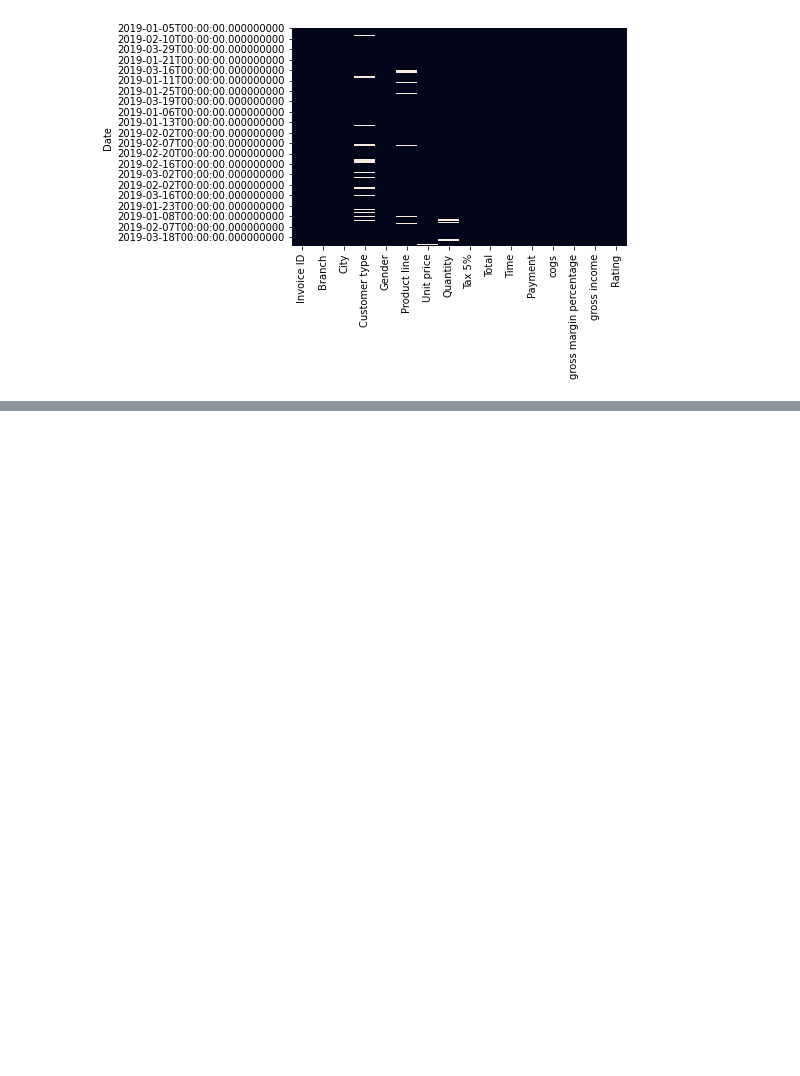
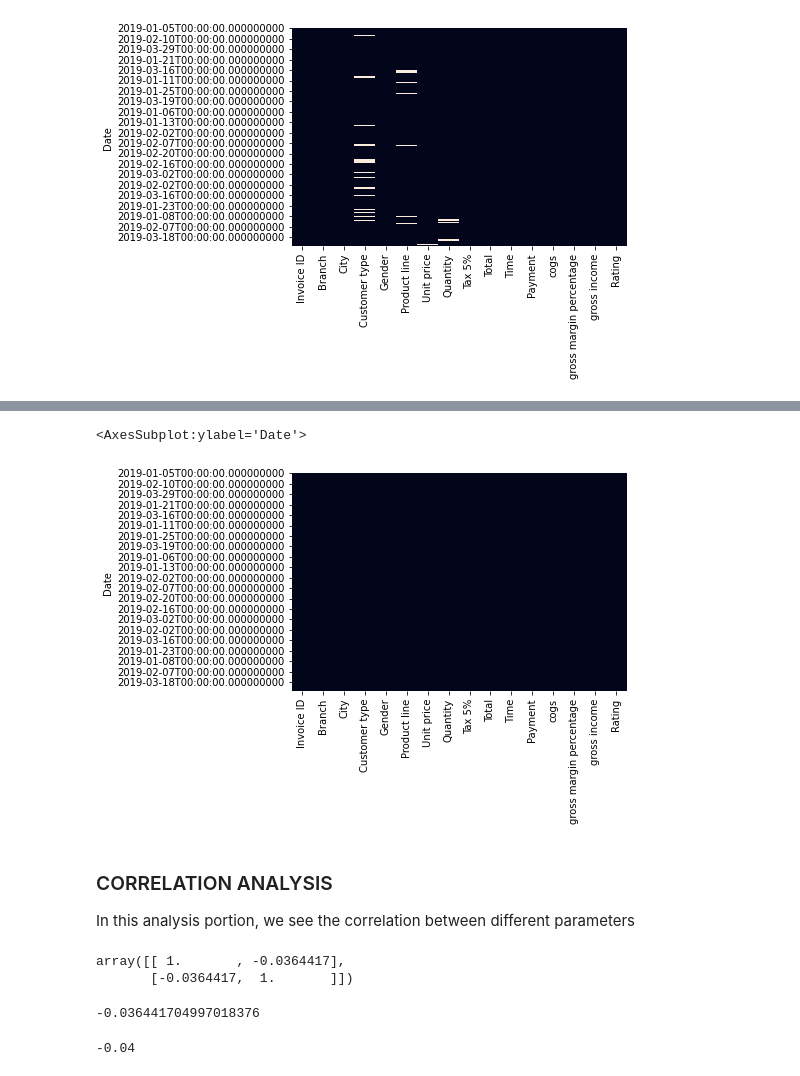
Before and after one commit to abhinavmehra4/EDA-Project-1, a Jupyter notebook: Project.ipynb, the cells around one changed output, grey strips where cells are left out. Saved outputs shown, nothing was run; the diff lists cells and outputs as text; code cells hidden in the pictures; blank space fills up the shorter version.

```diff
--- a/Project.ipynb
+++ b/Project.ipynb
@@ -478,0 +544,29 @@ sns.heatmap(df.isnull(),cbar=False)
+# %%
+df.fillna(df.mode().iloc[0],inplace=True)
+# %%
+sns.heatmap(df.isnull(),cbar=False)
+# %% [output]
+<AxesSubplot:ylabel='Date'>
+[figure, added]
+# %% [markdown]
+### CORRELATION ANALYSIS
+
+In this analysis portion, we see the correlation between different parameters
+# %%
+np.corrcoef(df['gross income'],df['Rating'])
+#we get a 2x2 matrix showing correlation between gross income and rating and their varieties of permutations and combinations
+# %% [output]
+array([[ 1.       , -0.0364417],
+       [-0.0364417,  1.       ]])
+# %%
+#we can round up the correlation inn particular between the two
+
+data = np.corrcoef(df['gross income'],df['Rating'])[1][0]
+data
+# %% [output]
+-0.036441704997018376
+# %%
+round(data,2)
+#rounded up to the nearest 2nd decimal place
+# %% [output]
+-0.04
```
Also changed, not shown: parts of 9 cells of this notebook, 1 other file.
